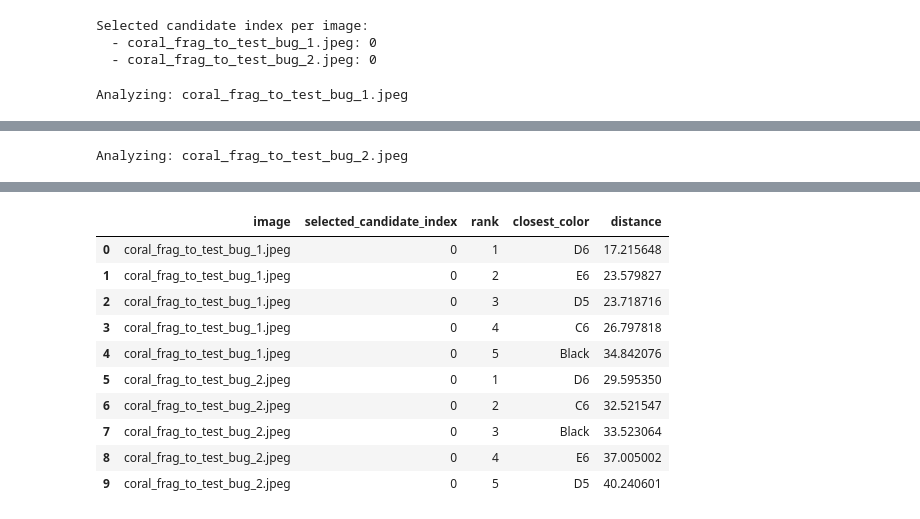
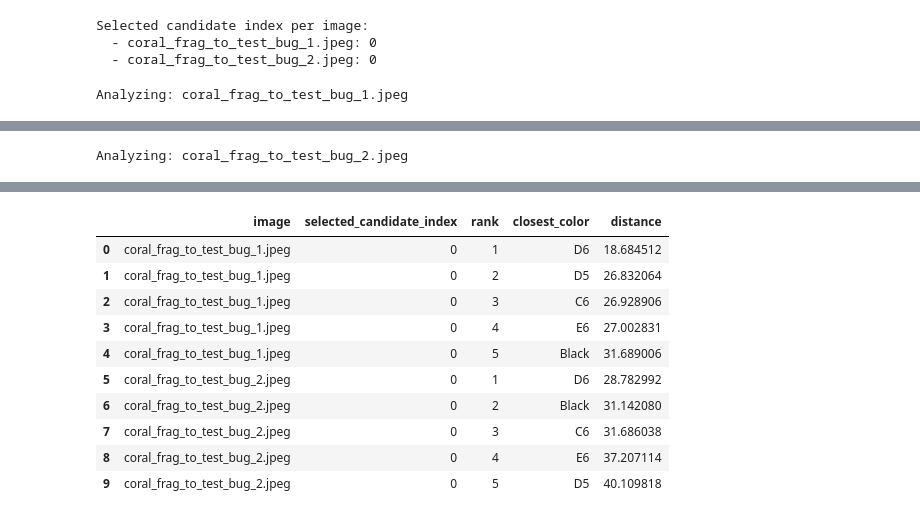
Before and after one commit to D-Barradas/Coral-CAT-Coral-Color-Assessment-Tool, a Jupyter notebook: notebooks/04_debug_color_mapping.ipynb, the cells around one changed output, grey strips where cells are left out. Cells and saved outputs as stored; diff of their text form; code cells hidden in the pictures.

```diff
--- a/notebooks/04_debug_color_mapping.ipynb
+++ b/notebooks/04_debug_color_mapping.ipynb
@@ -156,17 +156,23 @@ coral_frag_to_test_bug_2.jpeg -> 2 masks (crop_n_layers=1)
 # %%
 # Inspect top candidate segmented crops and choose mask index manually for each image
 candidate_crops_by_image = {}
+candidate_masks_by_image = {}
 candidate_tables = {}
 
 for image_name, image_rgb in loaded_images.items():
     masks = masks_by_image[image_name]
-    crop_list, _titles = lf.process_images(image=image_rgb, masks=masks)
+    crop_list, _titles, foreground_masks = lf.process_images(
+        image=image_rgb,
+        masks=masks,
+        return_foreground_masks=True,
+    )
 
     image_df, _crop_dict, _mask_pix = lf.get_sorted_by_area(image=image_rgb, anns=masks)
     top_df = image_df.head(10).copy().reset_index(drop=True)
     top_df['candidate_index'] = top_df.index
 
     candidate_crops_by_image[image_name] = crop_list
+    candidate_masks_by_image[image_name] = foreground_masks
     candidate_tables[image_name] = top_df
 
     print(f"\n{os.path.basename(image_name)} top candidates:")
@@ -190,11 +196,14 @@ selected_candidate_index = {
 }
 
 selected_segmented_crops = {}
+selected_segmented_masks = {}
 for image_name, idx in selected_candidate_index.items():
     crops = candidate_crops_by_image[image_name]
+    masks = candidate_masks_by_image[image_name]
     if idx < 0 or idx >= len(crops):
         raise IndexError(f"Invalid selected index {idx} for image {image_name}")
     selected_segmented_crops[image_name] = crops[idx]
+    selected_segmented_masks[image_name] = masks[idx]
 
 print('Selected candidate index per image:')
 for k, v in selected_candidate_index.items():
@@ -222,10 +231,12 @@ mapped_images = {}
 
 for image_name, seg_img in selected_segmented_crops.items():
     print(f"\nAnalyzing: {os.path.basename(image_name)}")
+    fg_mask = selected_segmented_masks[image_name]
 
     color_keys_selected, color_selected_distance, lower_y_limit, higher_y_limit, hex_colors_map = lf.calculate_distances_to_colors(
         image=seg_img,
         custom_color_chart=custom_color_chart,
+        foreground_mask=fg_mask,
     )
 
     # Show distance plot from existing app helper
@@ -240,10 +251,14 @@ for image_name, seg_img in selected_segmented_crops.items():
     )
 
     # Create mapped image with closest chart colors and show distribution
-    lf.plot_compare_mapped_image(seg_img, custom_color_chart)
+    lf.plot_compare_mapped_image(seg_img, custom_color_chart, foreground_mask=fg_mask)
 
     # Also capture mapped array for debugging
-    mapped_img, _color_map, color_to_pixels = lf.map_color_to_pixels(seg_img, custom_color_chart)
+    mapped_img, _color_map, color_to_pixels = lf.map_color_to_pixels(
+        seg_img,
+        custom_color_chart,
+        foreground_mask=fg_mask,
+    )
     mapped_images[image_name] = mapped_img
 
     # Summarize closest color results
@@ -303,13 +318,13 @@ Analyzing: coral_frag_to_test_bug_2.jpeg
 |  | image | selected_candidate_index | rank | closest_color | distance |
-| 0 | coral_frag_to_test_bug_1.jpeg | 0 | 1 | D6 | 17.215648 |
-| 1 | coral_frag_to_test_bug_1.jpeg | 0 | 2 | E6 | 23.579827 |
-| 2 | coral_frag_to_test_bug_1.jpeg | 0 | 3 | D5 | 23.718716 |
-| 3 | coral_frag_to_test_bug_1.jpeg | 0 | 4 | C6 | 26.797818 |
-| 4 | coral_frag_to_test_bug_1.jpeg | 0 | 5 | Black | 34.842076 |
-| 5 | coral_frag_to_test_bug_2.jpeg | 0 | 1 | D6 | 29.595350 |
-| 6 | coral_frag_to_test_bug_2.jpeg | 0 | 2 | C6 | 32.521547 |
-| 7 | coral_frag_to_test_bug_2.jpeg | 0 | 3 | Black | 33.523064 |
-| 8 | coral_frag_to_test_bug_2.jpeg | 0 | 4 | E6 | 37.005002 |
-| 9 | coral_frag_to_test_bug_2.jpeg | 0 | 5 | D5 | 40.240601 |
+| 0 | coral_frag_to_test_bug_1.jpeg | 0 | 1 | D6 | 18.684512 |
+| 1 | coral_frag_to_test_bug_1.jpeg | 0 | 2 | D5 | 26.832064 |
+| 2 | coral_frag_to_test_bug_1.jpeg | 0 | 3 | C6 | 26.928906 |
+| 3 | coral_frag_to_test_bug_1.jpeg | 0 | 4 | E6 | 27.002831 |
+| 4 | coral_frag_to_test_bug_1.jpeg | 0 | 5 | Black | 31.689006 |
+| 5 | coral_frag_to_test_bug_2.jpeg | 0 | 1 | D6 | 28.782992 |
+| 6 | coral_frag_to_test_bug_2.jpeg | 0 | 2 | Black | 31.142080 |
+| 7 | coral_frag_to_test_bug_2.jpeg | 0 | 3 | C6 | 31.686038 |
+| 8 | coral_frag_to_test_bug_2.jpeg | 0 | 4 | E6 | 37.207114 |
+| 9 | coral_frag_to_test_bug_2.jpeg | 0 | 5 | D5 | 40.109818 |
 # %%
 # Matplotlib equivalent of mapped-image + color distribution (no Streamlit required)
```
Also changed, not shown: parts of 3 cells of this notebook.
